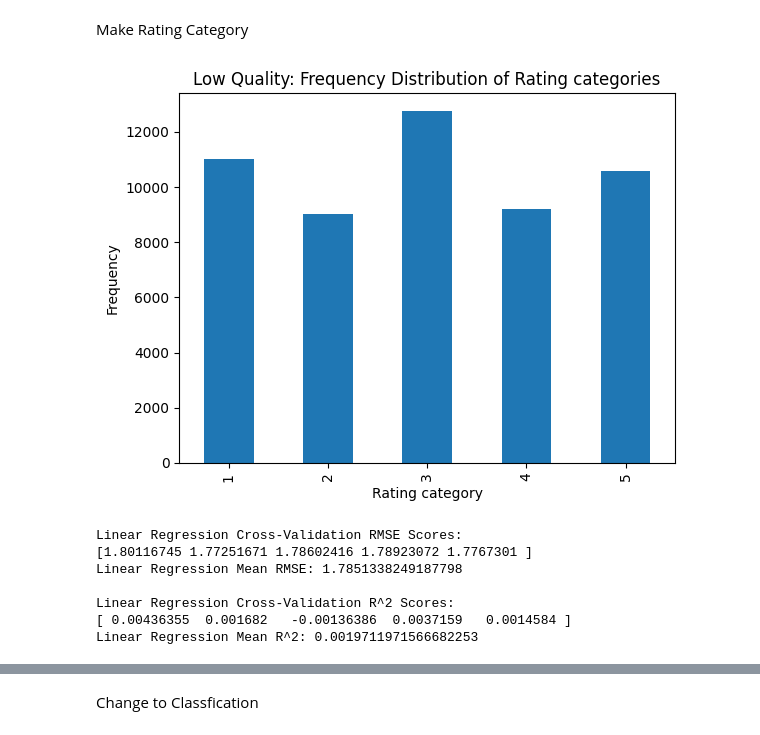
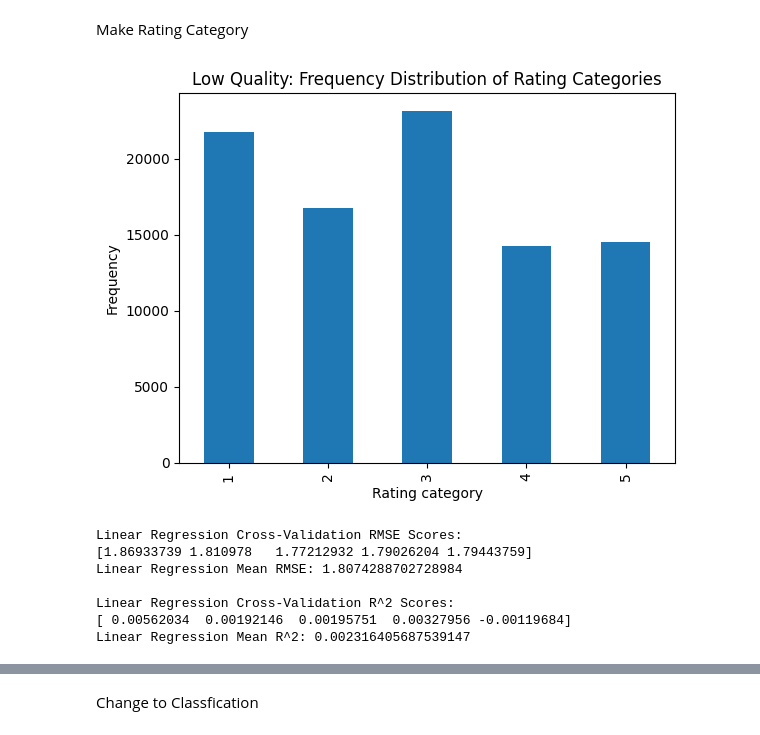
Before and after one commit to YubotKwng/Bookstore-management-Data-Processing, a Jupyter notebook: regresson_lq.ipynb, the cells around one changed output, grey strips where cells are left out. Drawn from its saved outputs; the diff is of its cells as text; code cells hidden in the pictures.

```diff
--- a/regresson_lq.ipynb
+++ b/regresson_lq.ipynb
@@ -9,6 +10,6 @@ Compare their MSE and R2
 Then, we got that the MSE and R2 of linear regresson is better then dicision tree
 # %%
 import pandas as pd
-lq_df = pd.read_csv('midquality_final_merged.csv')
+lq_df = pd.read_csv('lowquality_final_merged.csv')
 # %%
 # Import all modules needed
@@ -25,24 +28,27 @@ Make Rating Category
 # %%
 # Categorize rating for low quality
 lq_df['Rating-Category'] = pd.cut(lq_df['Book-Rating'],
                                     bins=[0, 6, 7, 8, 9,10],
                                     labels=[1, 2, 3, 4, 5],
                                     right=True)
 rating_counts = lq_df['Rating-Category'].value_counts().sort_index()
 rating_counts.plot(kind='bar')
 
 # Set plot title and labels
-plt.title('Low Quality: Frequency Distribution of Rating categories')
+plt.title('Low Quality: Frequency Distribution of Rating Categories')
 plt.xlabel('Rating category')
 plt.ylabel('Frequency')
 
 # Display the plot
 plt.show()
 # %% [output]
-[figure, old version]
+[figure, new version]
 # %%
 # Regresson for low quality
-x = lq_df.drop(columns=['User-ID', 'ISBN', 'Book-Rating', 'Rating-Category', 'Book-Title', 'Book-Author', 'Book-Publisher', 'Year-Of-Publication-Bin', 'Filtered-Title', 'User-City', 'User-State', 'User-Country', 'User-Age-Bin'])
+x = lq_df.drop(columns=['User-ID', 'ISBN', 'Book-Rating', 'Rating-Category',
+                        'Book-Title', 'Book-Author', 'Book-Publisher',
+                        'Year-Of-Publication-Bin', 'Filtered-Title',
+                        'User-City', 'User-State', 'User-Country', 'User-Age-Bin'])
 y = lq_df['Book-Rating']
 
 x_train, x_test, y_train, y_test = train_test_split(x, y, test_size = 0.2, random_state = 42)
@@ -62,12 +68,12 @@ print(linear_r2_scores)
 print('Linear Regression Mean R^2:', linear_r2_scores.mean())
 # %% [output]
 Linear Regression Cross-Validation RMSE Scores:
-[1.80116745 1.77251671 1.78602416 1.78923072 1.7767301 ]
-Linear Regression Mean RMSE: 1.7851338249187798
+[1.86933739 1.810978   1.77212932 1.79026204 1.79443759]
+Linear Regression Mean RMSE: 1.8074288702728984
 
 Linear Regression Cross-Validation R^2 Scores:
-[ 0.00436355  0.001682   -0.00136386  0.0037159   0.0014584 ]
-Linear Regression Mean R^2: 0.0019711971566682253
+[ 0.00562034  0.00192146  0.00195751  0.00327956 -0.00119684]
+Linear Regression Mean R^2: 0.002316405687539147
 # %%
 # Initialize Decision Tree Regression model
 dt_reg= DecisionTreeRegressor(random_state=42)
```
Also changed, not shown: parts of 5 cells of this notebook, 2 other files.
